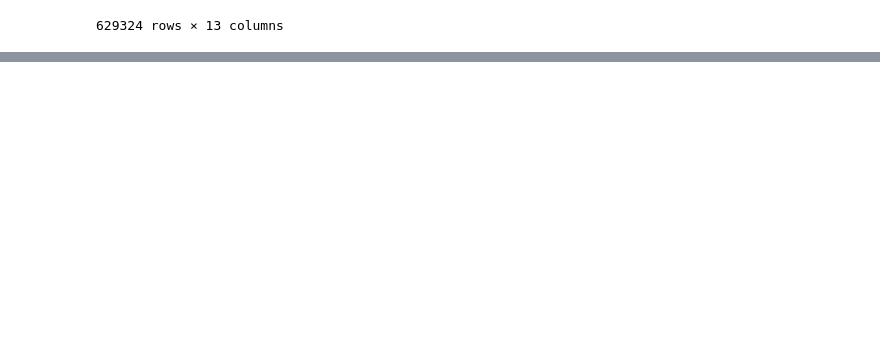
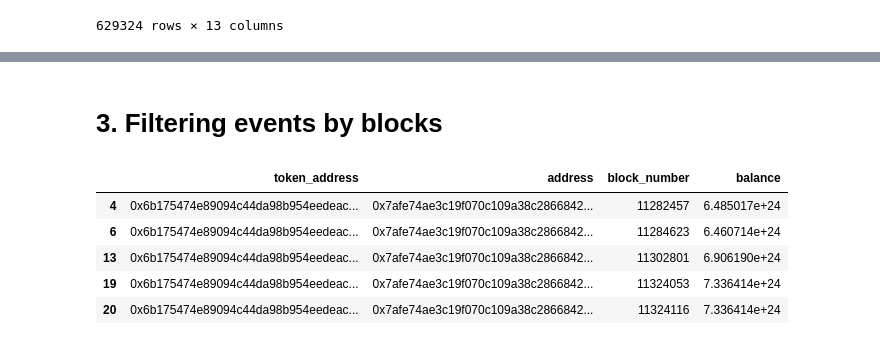
Before and after one commit to neo-empresarial/balancer-bigquery-analysis, a Jupyter notebook: notebooks/balancer-bigquery.ipynb, the cells around one changed output, grey strips where cells are left out. Saved outputs shown, nothing was run; the diff lists cells and outputs as text; code cells hidden in the pictures; blank space fills up the shorter version.

```diff
--- a/notebooks/balancer-bigquery.ipynb
+++ b/notebooks/balancer-bigquery.ipynb
@@ -80,0 +180,19 @@ uniswap
+# %%
+tokens = {
+    '0x6b175474e89094c44da98b954eedeac495271d0f': 'DAI',
+    '0xc02aaa39b223fe8d0a0e5c4f27ead9083c756cc2': 'ETH' # actually this is WETH
+}
+
+balances['token'] = balances['token_address'].replace(tokens)
+# %% [markdown]
+# 3. Filtering events by blocks
+# %%
+unchanged_balance = pd.DataFrame(balances[balances['balance'] == balances['balance'].shift(1)])
+unchanged_balance.head()
+# %% [output]
+|  | token_address | address | block_number | balance |
+| 4 | 0x6b175474e89094c44da98b954eedeac... | 0x7afe74ae3c19f070c109a38c2866842... | 11282457 | 6.485017e+24 |
+| 6 | 0x6b175474e89094c44da98b954eedeac... | 0x7afe74ae3c19f070c109a38c2866842... | 11284623 | 6.460714e+24 |
+| 13 | 0x6b175474e89094c44da98b954eedeac... | 0x7afe74ae3c19f070c109a38c2866842... | 11302801 | 6.906190e+24 |
+| 19 | 0x6b175474e89094c44da98b954eedeac... | 0x7afe74ae3c19f070c109a38c2866842... | 11324053 | 7.336414e+24 |
+| 20 | 0x6b175474e89094c44da98b954eedeac... | 0x7afe74ae3c19f070c109a38c2866842... | 11324116 | 7.336414e+24 |
```
Also changed, not shown: parts of 30 cells of this notebook.
